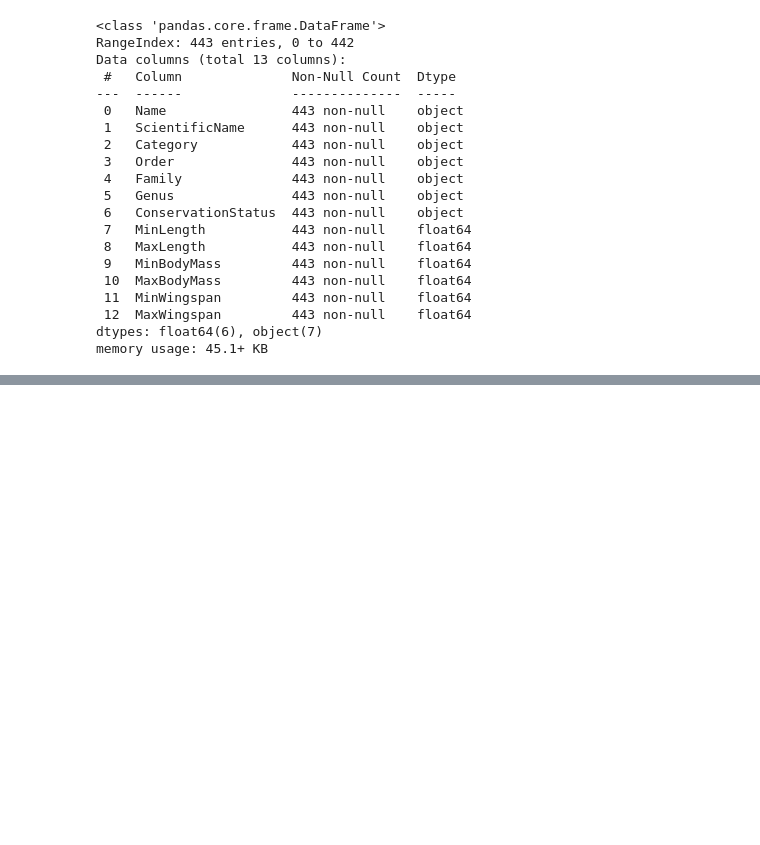
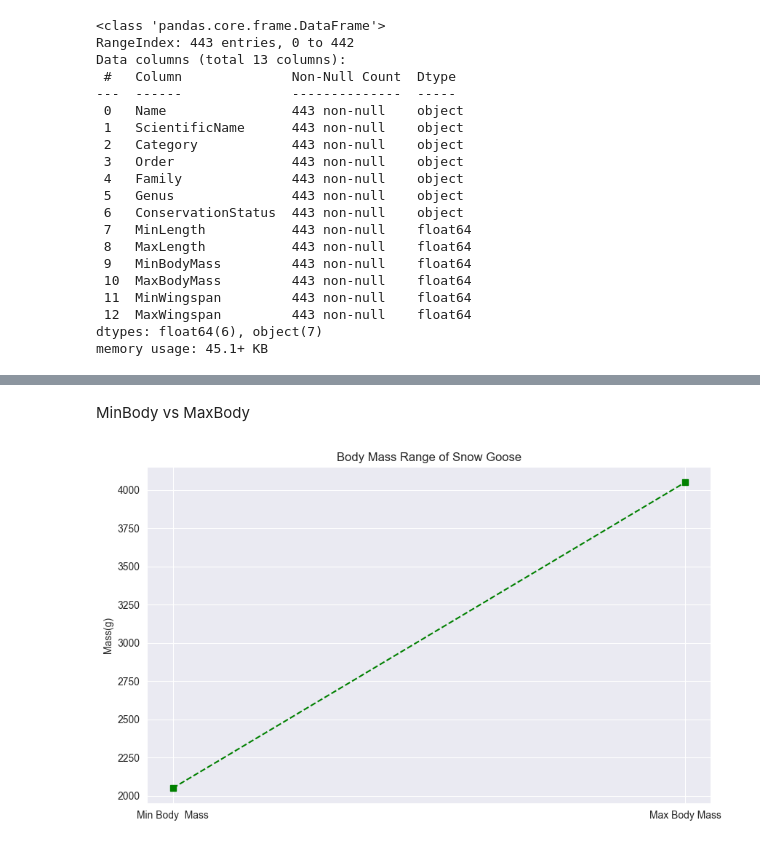
Before and after one commit to Faizaaminu/ML_Assessment, a Jupyter notebook: Data Visualiztion/visualization_quantities.ipynb, the cells around one changed output, grey strips where cells are left out. Cells and saved outputs as stored; diff of their text form; code cells hidden in the pictures; blank space fills up the shorter version.

```diff
--- a/Data Visualiztion/visualization_quantities.ipynb
+++ b/Data Visualiztion/visualization_quantities.ipynb
@@ -370,0 +122,14 @@ plt.show()
+# %% [markdown]
+MinBody vs MaxBody
+# %%
+
+plt.figure(figsize=(10,6))
+plt.plot(['Min Body  Mass','Max Body Mass'],
+         [snow_geese['MinBodyMass'].values[0] ,snow_geese['MaxBodyMass'].values[0]],  marker='s', linestyle='--',
+          color='g')
+plt.title('Body Mass Range of Snow Goose')
+plt.ylabel('Mass(g)')
+plt.grid(True)
+plt.show()
+# %% [output]
+[figure, added]
```
Also changed, not shown: parts of 49 cells of this notebook.
